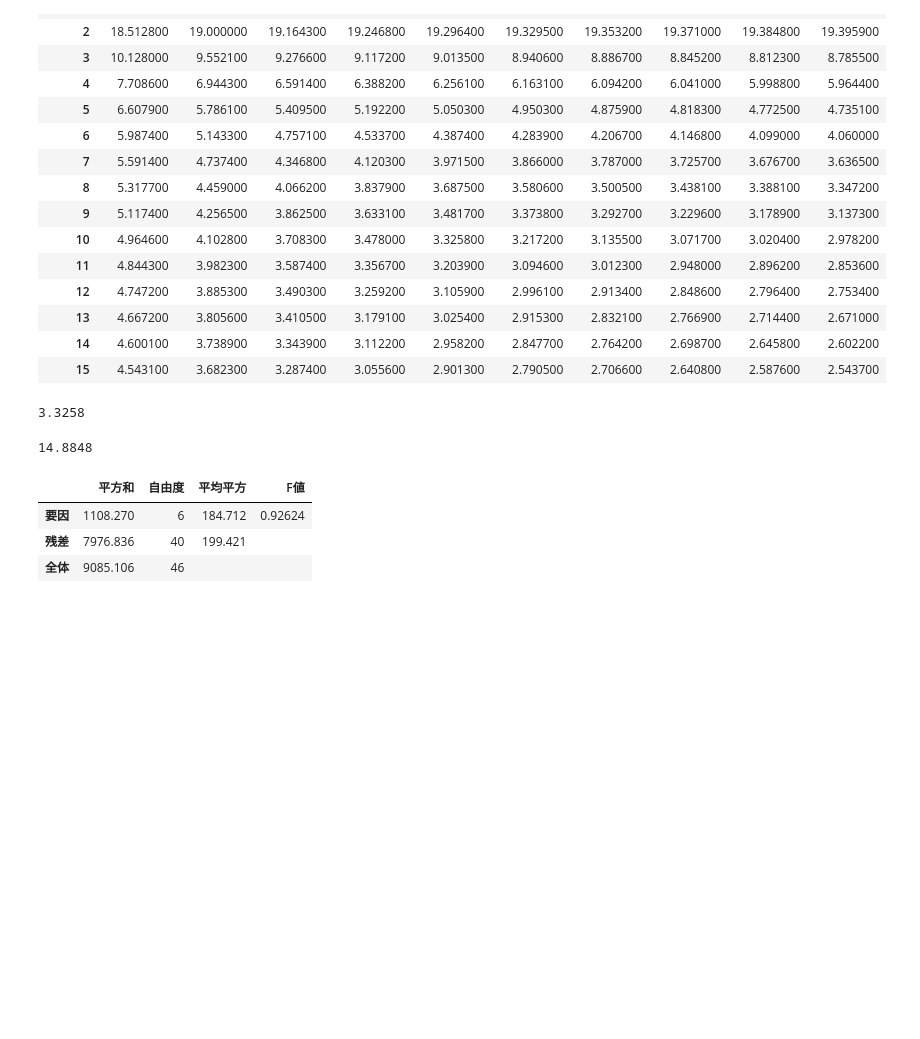
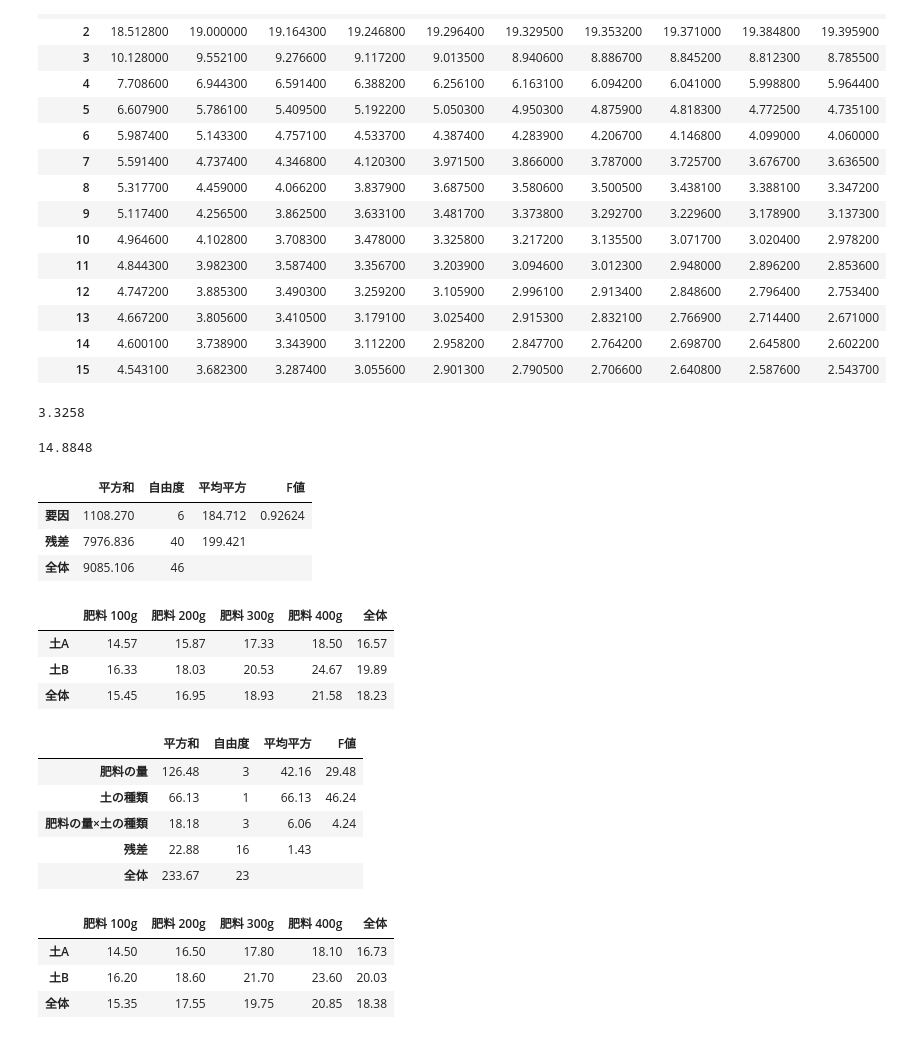
Before and after one commit to sasuraibito1125/google_colab, a Jupyter notebook: F分布表.ipynb, the cells around one changed output. Drawn from its saved outputs; the diff is of its cells as text; code cells hidden in the pictures; blank space fills up the shorter version.

```diff
--- a/F分布表.ipynb
+++ b/F分布表.ipynb
@@ -295,3 +404,34 @@ to_anova(pd.DataFrame(data, index=index))
 | 要因 | 1108.270 | 6 | 184.712 | 0.92624 |
 | 残差 | 7976.836 | 40 | 199.421 |  |
 | 全体 | 9085.106 | 46 |  |  |
+# %%
+# @title #### 利用例：`to_2w_anova` { run: "auto", vertical-output: true, display-mode: "both" }
+# @markdown 二元配置分散分析の分散分析表の作成
+import pandas as pd
+data = {
+      '肥料\u3000100g': [14.5, 15.1, 14.1, 16.2, 15.3, 17.5],
+      '肥料\u3000200g': [16.5, 16.1, 15.0, 18.6, 16.9, 18.6],
+      '肥料\u3000300g': [17.8, 19.0, 15.2, 21.7, 20.5, 19.4],
+      '肥料\u3000400g': [18.1, 20.2, 17.2, 23.6, 24.9, 25.5]
+      }
+index=['土A', '土A', '土A', '土B', '土B', '土B']
+input = pd.DataFrame(data, index=index)
+anova_2w, means = to_2w_anova(input, ['肥料の量', '土の種類'], precision=2)
+# %%
+# @title ##### 平均値の表 { vertical-output: true, display-mode: "form" }
+means
+# %% [output]
+|  | 肥料 100g | 肥料 200g | 肥料 300g | 肥料 400g | 全体 |
+| 土A | 14.57 | 15.87 | 17.33 | 18.50 | 16.57 |
+| 土B | 16.33 | 18.03 | 20.53 | 24.67 | 19.89 |
+| 全体 | 15.45 | 16.95 | 18.93 | 21.58 | 18.23 |
+# %%
+# @title ##### 分散分析表 { display-mode: "form" }
+anova_2w
+# %% [output]
+|  | 平方和 | 自由度 | 平均平方 | F値 |
+| 肥料の量 | 126.48 | 3 | 42.16 | 29.48 |
+| 土の種類 | 66.13 | 1 | 66.13 | 46.24 |
+| 肥料の量×土の種類 | 18.18 | 3 | 6.06 | 4.24 |
+| 残差 | 22.88 | 16 | 1.43 |  |
+| 全体 | 233.67 | 23 |  |  |
@@ -297,0 +451,8 @@ to_anova(pd.DataFrame(data, index=index))
+# %%
+# @title ##### 平均値の表 { vertical-output: true, display-mode: "form" }
+means_2
+# %% [output]
+|  | 肥料 100g | 肥料 200g | 肥料 300g | 肥料 400g | 全体 |
+| 土A | 14.50 | 16.50 | 17.80 | 18.10 | 16.73 |
+| 土B | 16.20 | 18.60 | 21.70 | 23.60 | 20.03 |
+| 全体 | 15.35 | 17.55 | 19.75 | 20.85 | 18.38 |
```
Also changed, not shown: parts of 5 cells of this notebook.
